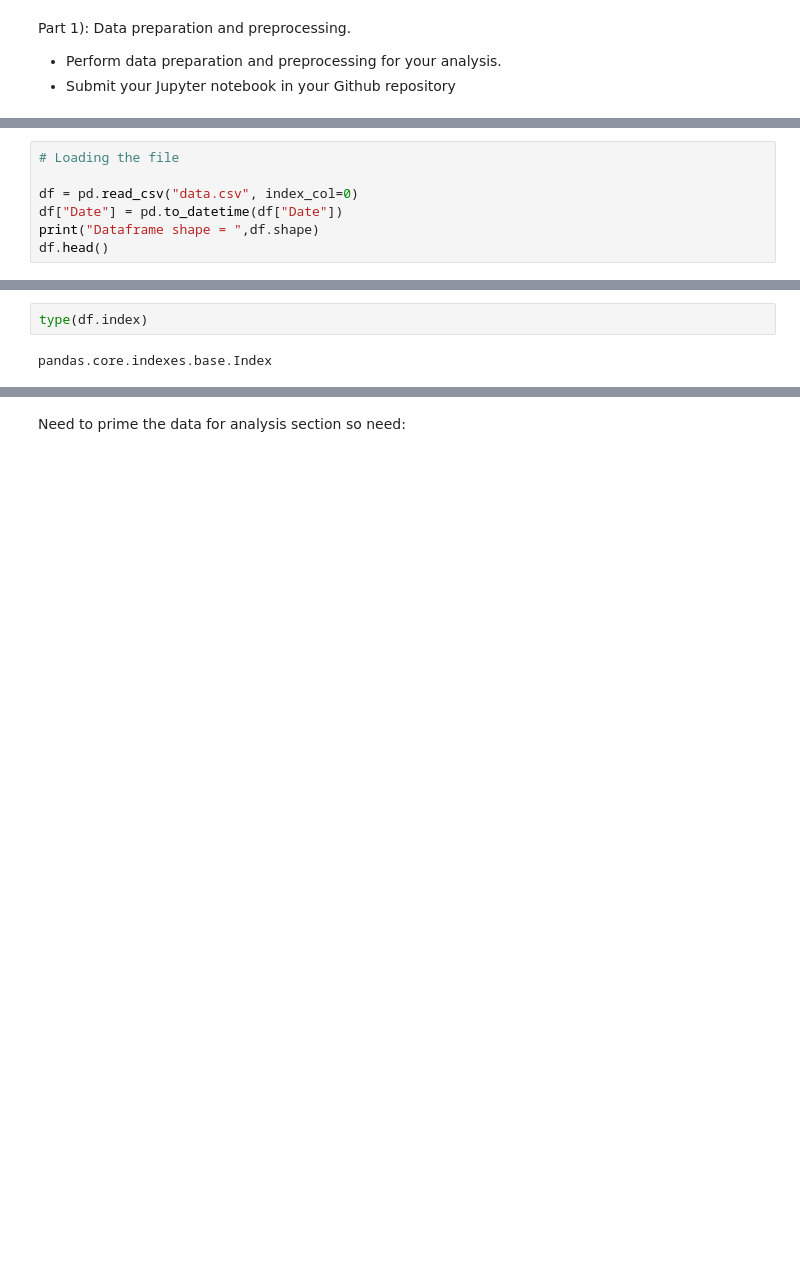
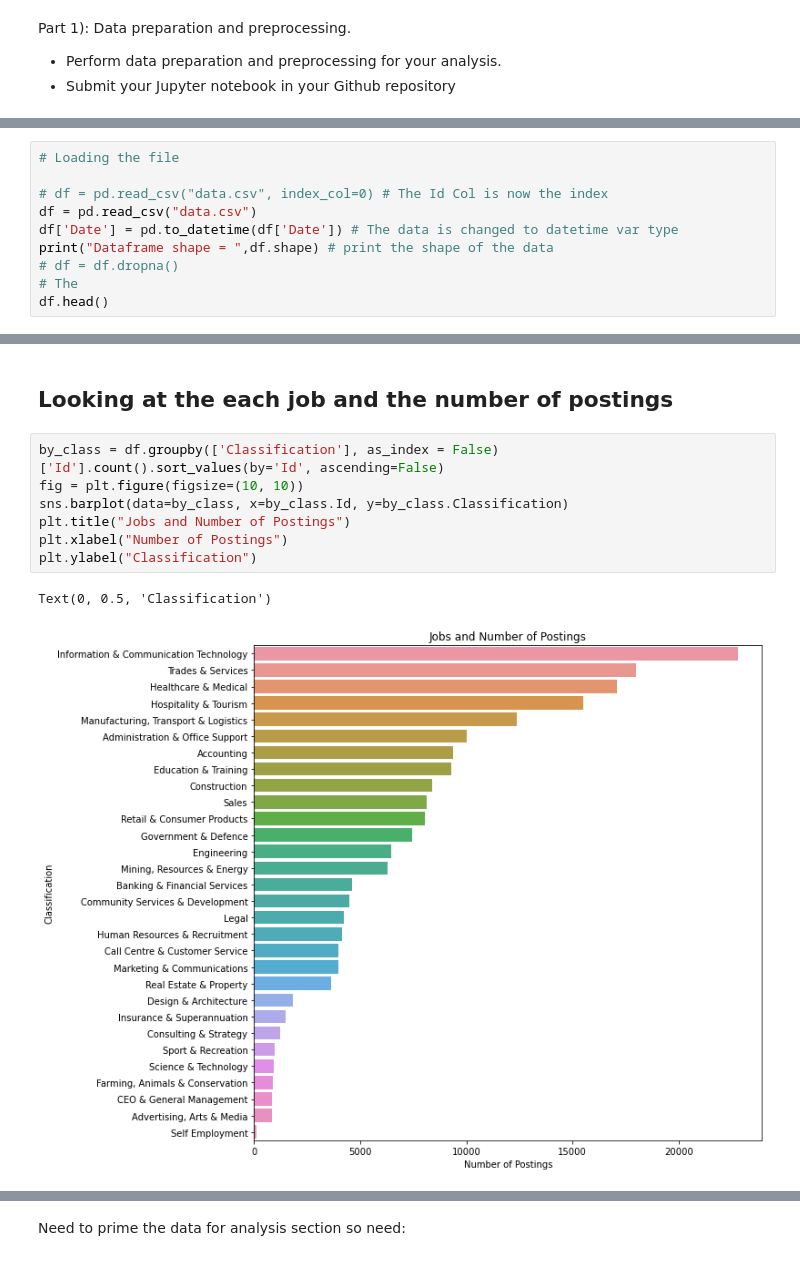
Before and after one commit to JessyBarber/Big-Data-Analysis, a Jupyter notebook: Assignment/Big Data Assignment.ipynb, the cells around one changed output, grey strips where cells are left out. Saved outputs shown, nothing was run; the diff lists cells and outputs as text; blank space fills up the shorter version.

```diff
--- a/Assignment/Big Data Assignment.ipynb
+++ b/Assignment/Big Data Assignment.ipynb
@@ -9,8 +11,11 @@ import matplotlib.pyplot as plt
 # %%
 # Loading the file
 
-df = pd.read_csv("data.csv", index_col=0)
-df["Date"] = pd.to_datetime(df["Date"])
-print("Dataframe shape = ",df.shape)
+# df = pd.read_csv("data.csv", index_col=0) # The Id Col is now the index
+df = pd.read_csv("data.csv")
+df['Date'] = pd.to_datetime(df['Date']) # The data is changed to datetime var type
+print("Dataframe shape = ",df.shape) # print the shape of the data
+# df = df.dropna()
+# The
 df.head()
 # %% [output]
@@ -46,5 +51,13 @@ dtypes: datetime64[ns, UTC](1), int64(2), object(9)
 memory usage: 31.6+ MB
-# %%
-type(df.index)
-# %% [output]
-pandas.core.indexes.base.Index
+# %% [markdown]
+## Looking at the each job and the number of postings
+# %%
+by_class = df.groupby(['Classification'], as_index = False)['Id'].count().sort_values(by='Id', ascending=False)
+fig = plt.figure(figsize=(10, 10))
+sns.barplot(data=by_class, x=by_class.Id, y=by_class.Classification)
+plt.title("Jobs and Number of Postings")
+plt.xlabel("Number of Postings")
+plt.ylabel("Classification")
+# %% [output]
+Text(0, 0.5, 'Classification')
+[figure, added]
```
Also changed, not shown: parts of 20 cells of this notebook.
